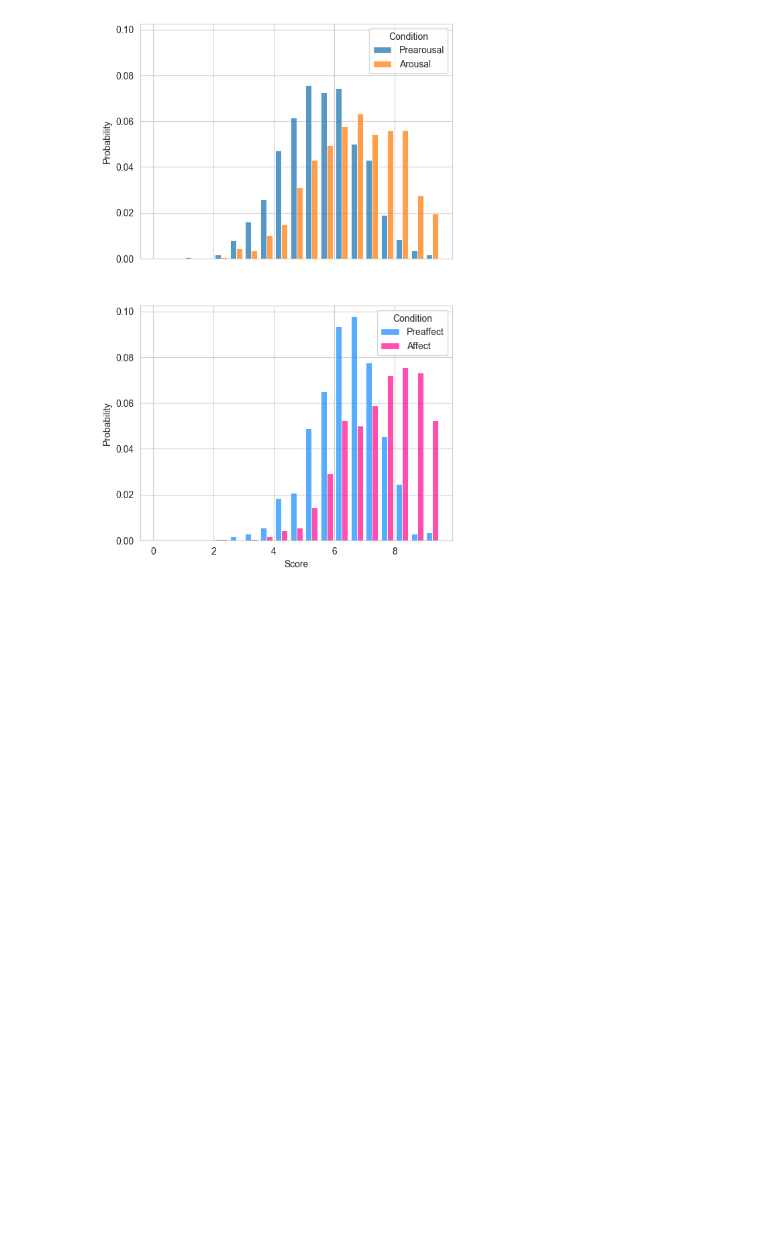
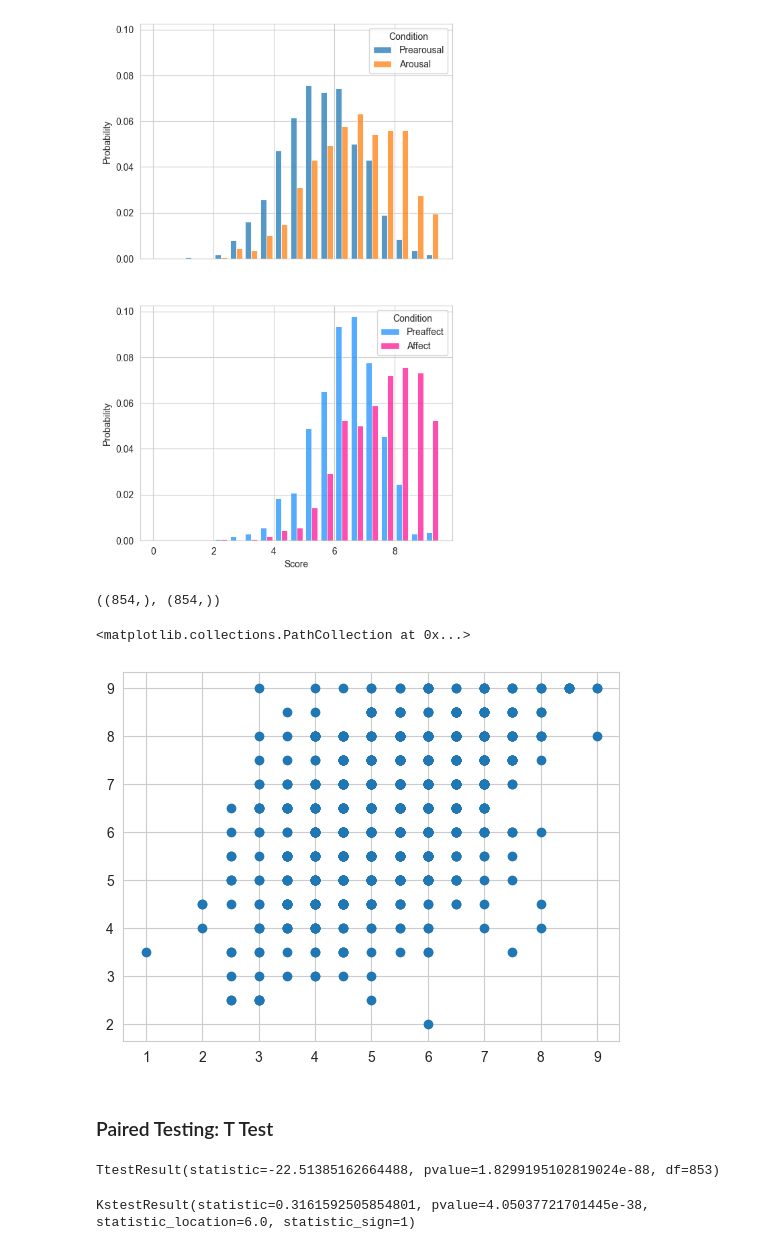
Before and after one commit to luciaFang/chatbot_IAI, a Jupyter notebook: notebooks/load_survey2.ipynb, the cells around one changed output. Cells and saved outputs as stored; diff of their text form; code cells hidden in the pictures; blank space fills up the shorter version.

```diff
--- a/notebooks/load_survey2.ipynb
+++ b/notebooks/load_survey2.ipynb
@@ -141,3 +142,23 @@ sns.histplot(df2, x='Score', hue='Condition', multiple='dodge', shrink=0.8, pale
 fig.savefig("../figures/selected_Arousal&Affect.png", dpi=600)
 # %% [output]
 [figure]
+# %%
+np.mean(prearousal_list, axis=1).shape, np.mean(arousal_list, axis=1).shape
+# %% [output]
+((854,), (854,))
+# %%
+x, y = np.nanmean(prearousal_list, axis=1), np.nanmean(arousal_list, axis=1)
+plt.scatter(x, y)
+# %% [output]
+<matplotlib.collections.PathCollection at 0x...>
+[figure, added]
+# %% [markdown]
+### Paired Testing: T Test
+# %%
+ttest_rel(x, y)
+# %% [output]
+TtestResult(statistic=-22.51385162664488, pvalue=1.8299195102819024e-88, df=853)
+# %%
+kstest(x, y)
+# %% [output]
+KstestResult(statistic=0.3161592505854801, pvalue=4.05037721701445e-38, statistic_location=6.0, statistic_sign=1)
```
Also changed, not shown: parts of 3 cells of this notebook, 2 other files.
